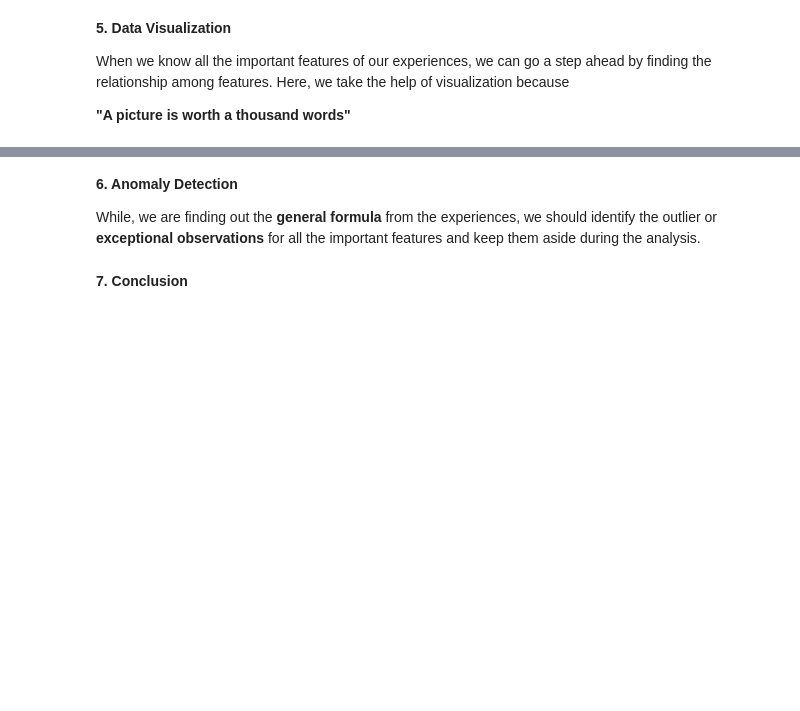
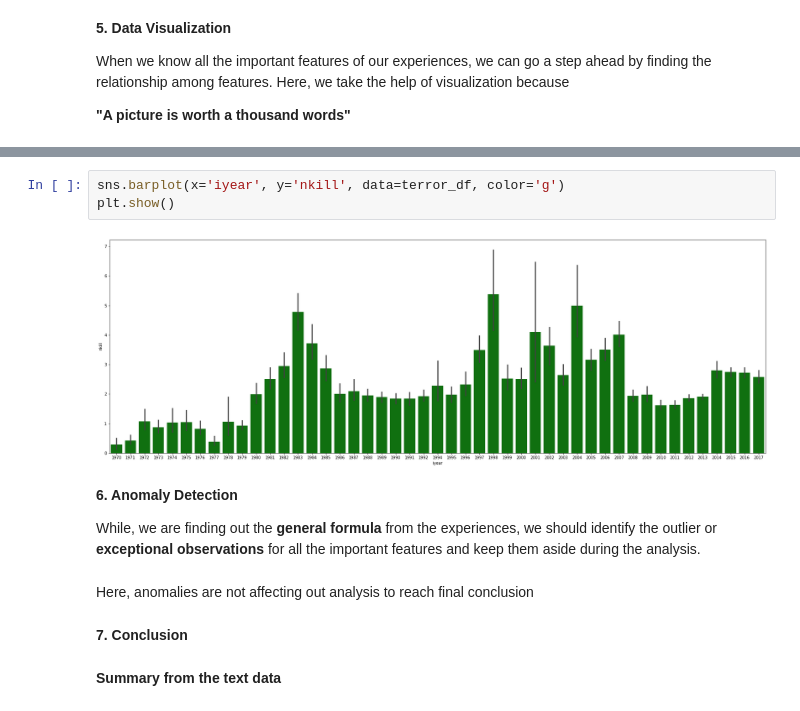
Before and after one commit to prabirdeb/Global-Terrorism-Analysis, a Jupyter notebook: Global_Terrorism_Analysis_Capstone_Project.ipynb, the cells around one changed output, grey strips where cells are left out. Cells and saved outputs as stored; diff of their text form; blank space fills up the shorter version.

```diff
--- a/Global_Terrorism_Analysis_Capstone_Project.ipynb
+++ b/Global_Terrorism_Analysis_Capstone_Project.ipynb
@@ -187,6 +207,15 @@ When we know all the important features of our experiences, we can go a step ahe
+# %%
+sns.barplot(x='iyear', y='nkill', data=terror_df, color='g')
+plt.show()
+# %% [output]
+[figure, added]
 # %% [markdown]
 **6. Anomaly Detection**
 
 While, we are finding out the **general formula** from the experiences, we should identify the outlier or **exceptional observations** for all the important features and keep them aside during the analysis.
+# %% [markdown]
+Here, anomalies are not affecting out analysis to reach final conclusion
 # %% [markdown]
 **7. Conclusion**
+# %% [markdown]
+**Summary from the text data**
```
Also changed, not shown: parts of 12 cells of this notebook.
